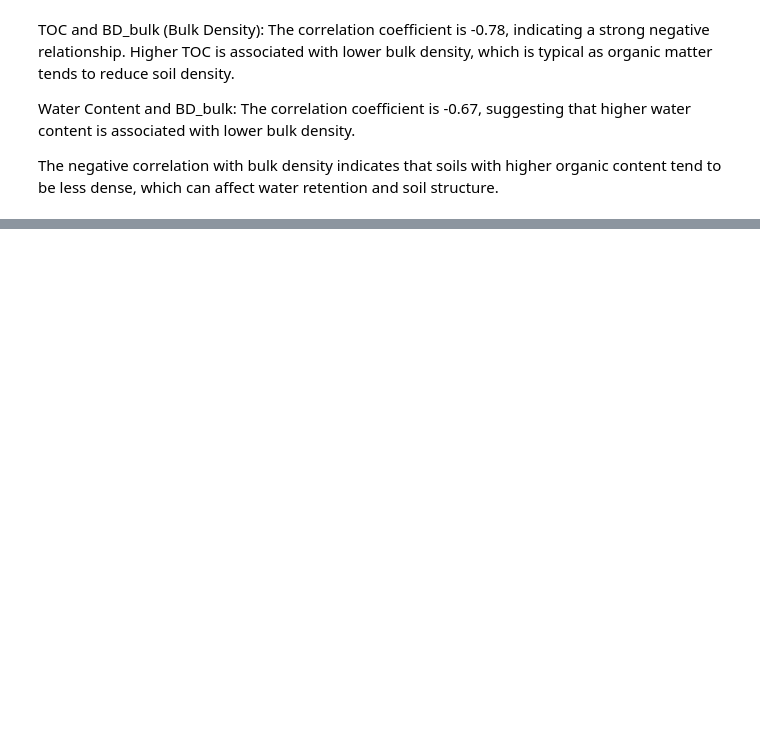
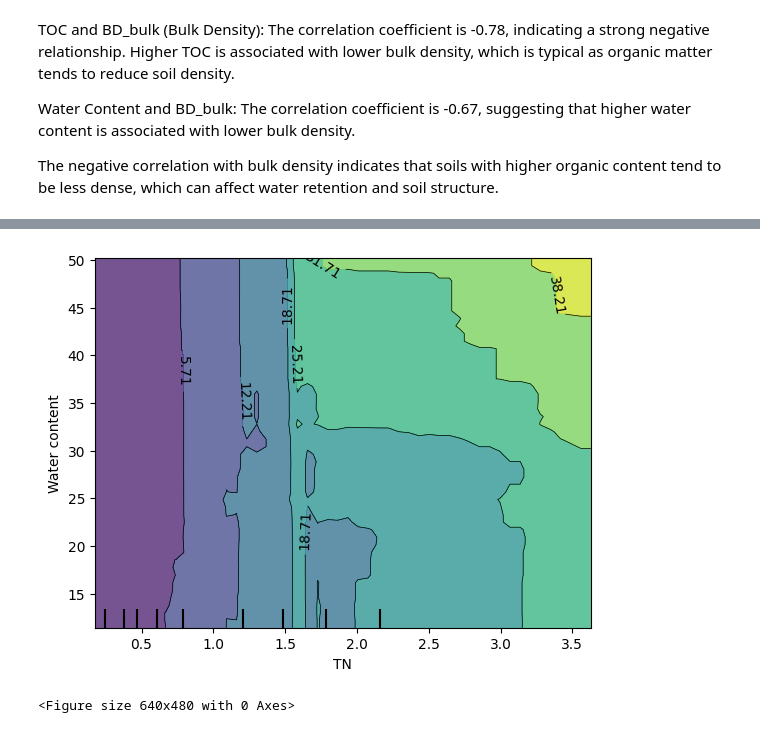
Before and after one commit to ostadsgo/cbm, a Jupyter notebook: DA-Carbon.ipynb, the cells around one changed output, grey strips where cells are left out. Saved outputs shown, nothing was run; the diff lists cells and outputs as text; code cells hidden in the pictures; blank space fills up the shorter version.

```diff
--- a/DA-Carbon.ipynb
+++ b/DA-Carbon.ipynb
@@ -236,3 +250,18 @@ TOC and BD_bulk (Bulk Density): The correlation coefficient is -0.78, indicating
 Water Content and BD_bulk: The correlation coefficient is -0.67, suggesting that higher water content is associated with lower bulk density.
 
 The negative correlation with bulk density indicates that soils with higher organic content tend to be less dense, which can affect water retention and soil structure.
+# %%
+import statsmodels.api as sm
+df = df.dropna()
+# Define the independent variable (X) and dependent variable (y)
+X = df['Water content']  # Independent variable
+y = df['TOC']            # Dependent variable
+
+# Add a constant to the model (intercept)
+X = sm.add_constant(X)
+
+# Fit the regression model
+model = sm.OLS(y, X).fit()
+
+# Print the summary of the regression
+print(model.summary())
@@ -238,0 +325,3 @@ The negative correlation with bulk density indicates that soils with higher orga
+# %%
+df = df.dropna()
+df.head()
@@ -238,0 +478,26 @@ The negative correlation with bulk density indicates that soils with higher orga
+# %%
+import pandas as pd
+import numpy as np
+import matplotlib.pyplot as plt
+from sklearn.ensemble import RandomForestRegressor
+from sklearn.inspection import PartialDependenceDisplay
+
+# Assuming df is your DataFrame containing the data
+# Define your features and target variable
+X = df[['TN', 'Water content']]
+y = df['TOC']
+
+# Train the random forest model
+model = RandomForestRegressor()
+model.fit(X, y)
+
+# Create Partial Dependence Plots using from_estimator
+features = [('TN', 'Water content')]  # Ensure the column names match exactly
+disp = PartialDependenceDisplay.from_estimator(model, X, features, grid_resolution=50)
+
+# Show the plots
+plt.show()
+plt.savefig('x.png', dpi=300)
+# %% [output]
+[figure, added]
+<Figure size 640x480 with 0 Axes>
```
Also changed, not shown: parts of 9 cells of this notebook, 5 other files.
